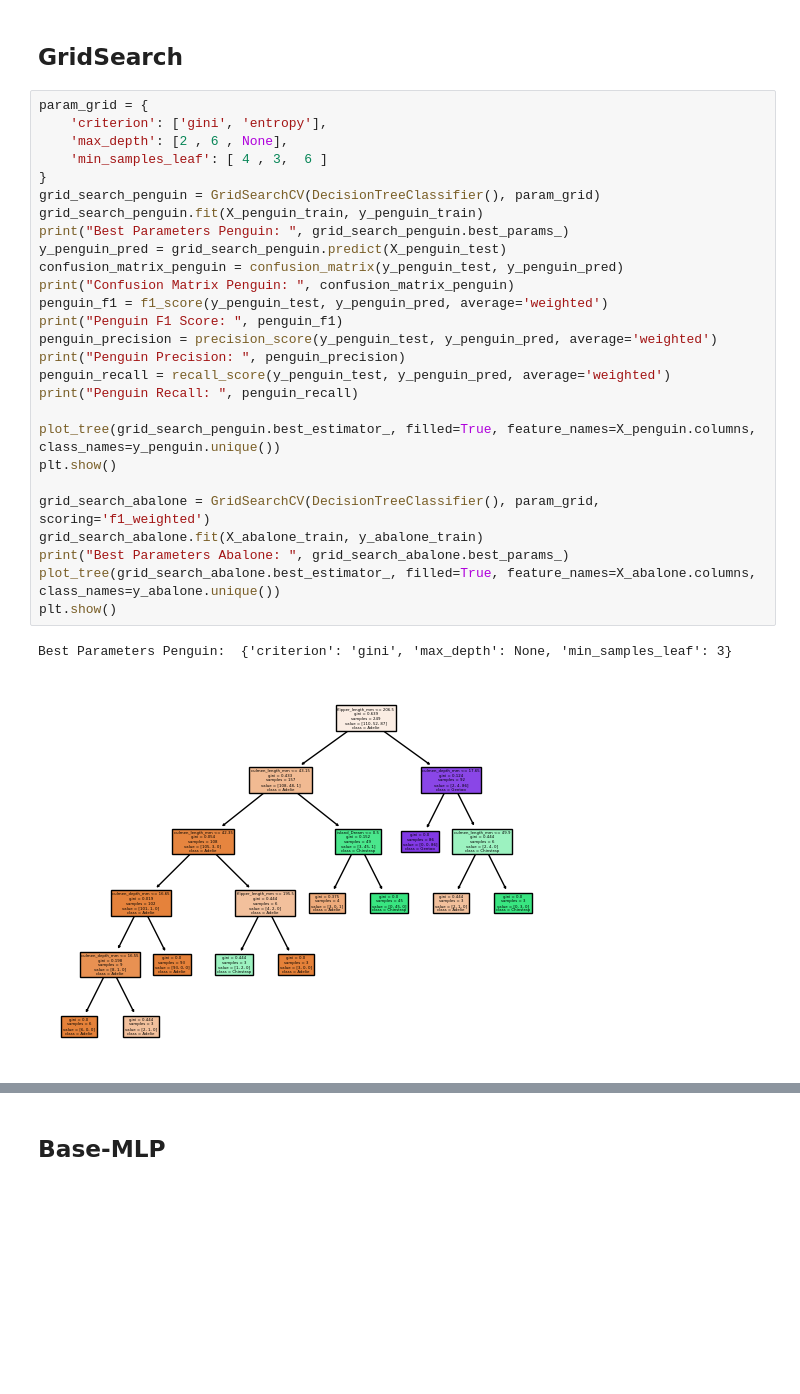
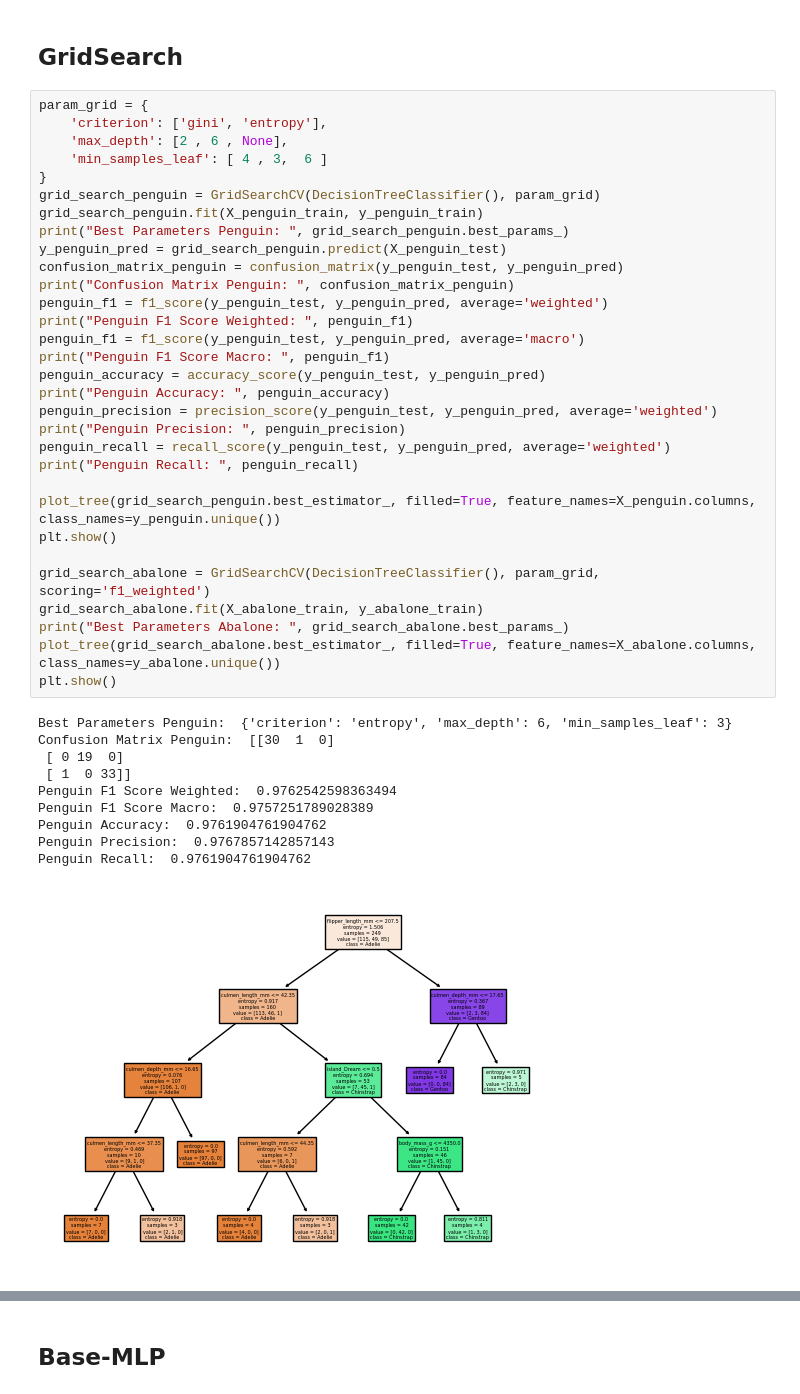
Before and after one commit to ryanwong2000/COMP472-project, a Jupyter notebook: A1-472/A1.ipynb, the cells around one changed output, grey strips where cells are left out. Drawn from its saved outputs; the diff is of its cells as text; blank space fills up the shorter version.

```diff
--- a/A1-472/A1.ipynb
+++ b/A1-472/A1.ipynb
@@ -123,30 +123,42 @@ Abalone Accuracy:  0.5033492822966508
 # %%
 param_grid = {
     'criterion': ['gini', 'entropy'],
     'max_depth': [2 , 6 , None],
     'min_samples_leaf': [ 4 , 3,  6 ]
 }
 grid_search_penguin = GridSearchCV(DecisionTreeClassifier(), param_grid)
 grid_search_penguin.fit(X_penguin_train, y_penguin_train)
 print("Best Parameters Penguin: ", grid_search_penguin.best_params_)
 y_penguin_pred = grid_search_penguin.predict(X_penguin_test)
 confusion_matrix_penguin = confusion_matrix(y_penguin_test, y_penguin_pred)
 print("Confusion Matrix Penguin: ", confusion_matrix_penguin)
 penguin_f1 = f1_score(y_penguin_test, y_penguin_pred, average='weighted')
-print("Penguin F1 Score: ", penguin_f1)
+print("Penguin F1 Score Weighted: ", penguin_f1)
+penguin_f1 = f1_score(y_penguin_test, y_penguin_pred, average='macro')
+print("Penguin F1 Score Macro: ", penguin_f1)
+penguin_accuracy = accuracy_score(y_penguin_test, y_penguin_pred)
+print("Penguin Accuracy: ", penguin_accuracy)
 penguin_precision = precision_score(y_penguin_test, y_penguin_pred, average='weighted')
 print("Penguin Precision: ", penguin_precision)
 penguin_recall = recall_score(y_penguin_test, y_penguin_pred, average='weighted')
 print("Penguin Recall: ", penguin_recall)
 
 plot_tree(grid_search_penguin.best_estimator_, filled=True, feature_names=X_penguin.columns, class_names=y_penguin.unique())
 plt.show()
 
 grid_search_abalone = GridSearchCV(DecisionTreeClassifier(), param_grid, scoring='f1_weighted')
 grid_search_abalone.fit(X_abalone_train, y_abalone_train)
 print("Best Parameters Abalone: ", grid_search_abalone.best_params_)
 plot_tree(grid_search_abalone.best_estimator_, filled=True, feature_names=X_abalone.columns, class_names=y_abalone.unique())
 plt.show()
 # %% [output]
-Best Parameters Penguin:  {'criterion': 'gini', 'max_depth': None, 'min_samples_leaf': 3}
+Best Parameters Penguin:  {'criterion': 'entropy', 'max_depth': 6, 'min_samples_leaf': 3}
+Confusion Matrix Penguin:  [[30  1  0]
+ [ 0 19  0]
+ [ 1  0 33]]
+Penguin F1 Score Weighted:  0.9762542598363494
+Penguin F1 Score Macro:  0.9757251789028389
+Penguin Accuracy:  0.9761904761904762
+Penguin Precision:  0.9767857142857143
+Penguin Recall:  0.9761904761904762
-[figure, old version]
+[figure, new version]
```
Also changed, not shown: parts of 4 cells of this notebook.
